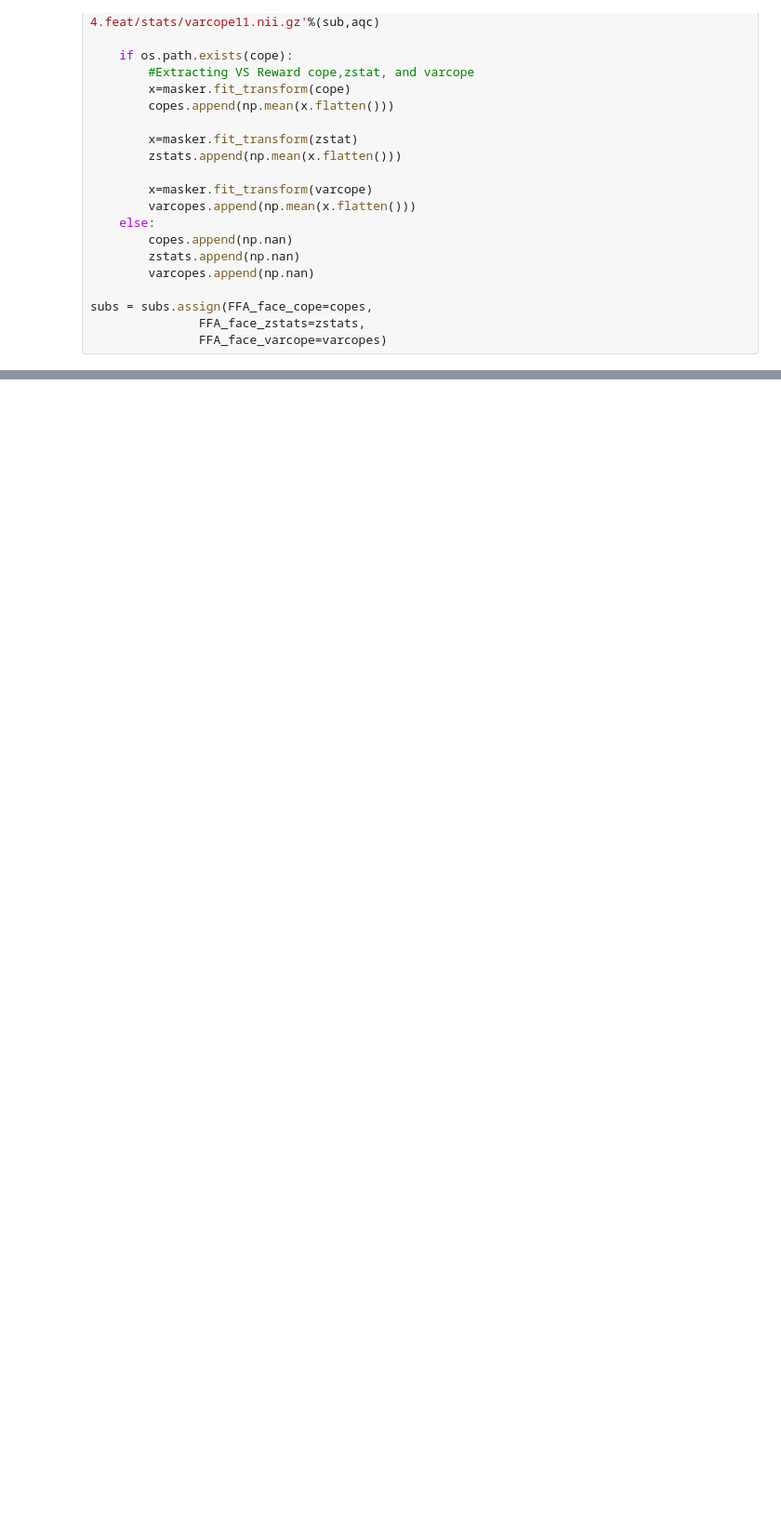
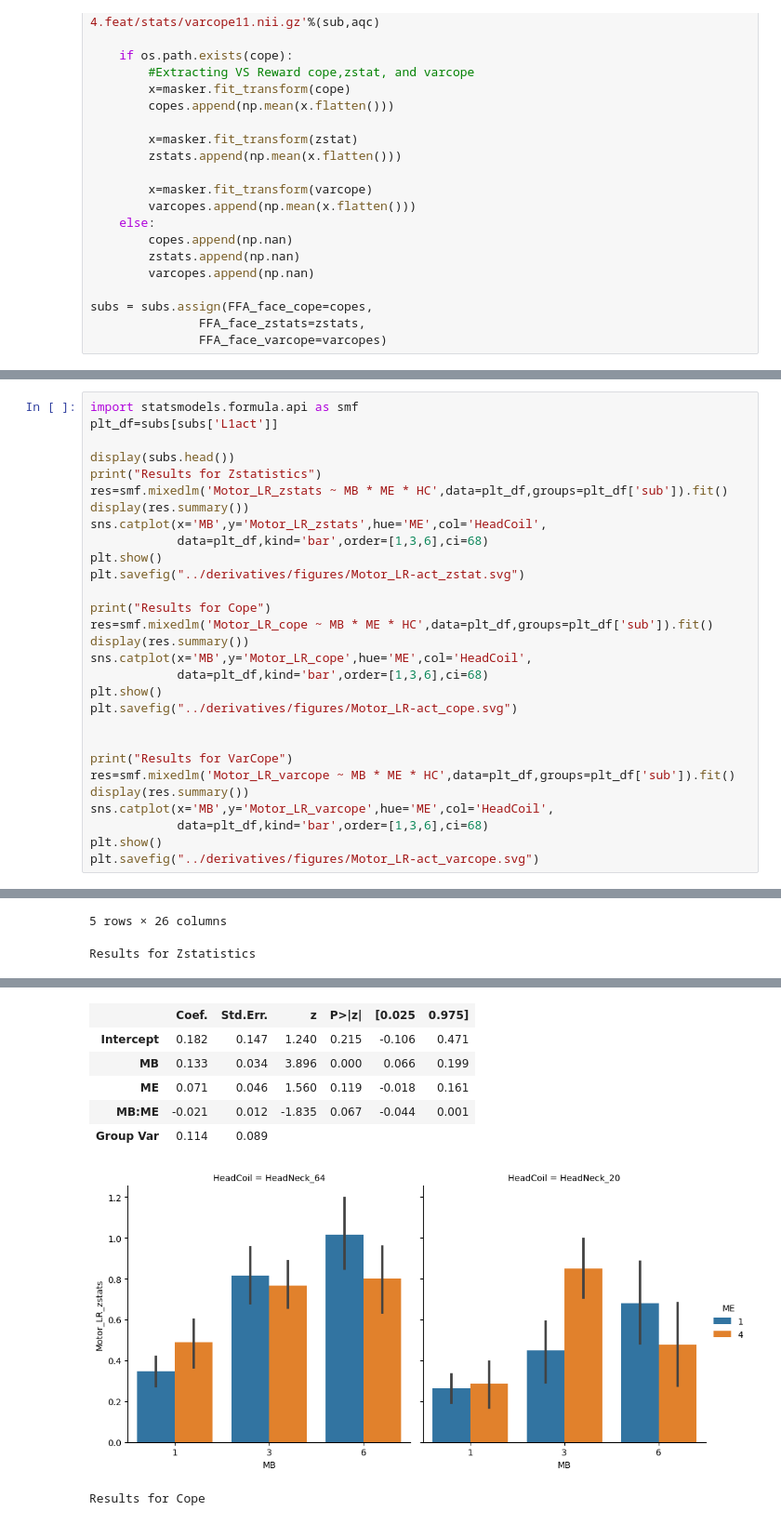
Before and after one commit to DVS-Lab/rf1-mbme-pilot, a Jupyter notebook: code/Zstat_analysis&figures.ipynb, the cells around one changed output, grey strips where cells are left out. Shown at 93% size. Cells and saved outputs as stored; diff of their text form; blank space fills up the shorter version.

```diff
--- a/code/Zstat_analysis&figures.ipynb
+++ b/code/Zstat_analysis&figures.ipynb
@@ -360,0 +571,30 @@ subs[['MB','ME']] = subs[['MB','ME']].astype(int)
+# %%
+import statsmodels.formula.api as smf
+plt_df=subs[subs['L1act']]
+
+display(subs.head())
+print("Results for Zstatistics")
+res=smf.mixedlm('Motor_LR_zstats ~ MB * ME * HC',data=plt_df,groups=plt_df['sub']).fit()
+display(res.summary())
+sns.catplot(x='MB',y='Motor_LR_zstats',hue='ME',col='HeadCoil',
+            data=plt_df,kind='bar',order=[1,3,6],ci=68)
+plt.show()
+plt.savefig("../derivatives/figures/Motor_LR-act_zstat.svg")
+
+print("Results for Cope")
+res=smf.mixedlm('Motor_LR_cope ~ MB * ME * HC',data=plt_df,groups=plt_df['sub']).fit()
+display(res.summary())
+sns.catplot(x='MB',y='Motor_LR_cope',hue='ME',col='HeadCoil',
+            data=plt_df,kind='bar',order=[1,3,6],ci=68)
+plt.show()
+plt.savefig("../derivatives/figures/Motor_LR-act_cope.svg")
+
+
+print("Results for VarCope")
+res=smf.mixedlm('Motor_LR_varcope ~ MB * ME * HC',data=plt_df,groups=plt_df['sub']).fit()
+display(res.summary())
+sns.catplot(x='MB',y='Motor_LR_varcope',hue='ME',col='HeadCoil',
+            data=plt_df,kind='bar',order=[1,3,6],ci=68)
+plt.show()
+plt.savefig("../derivatives/figures/Motor_LR-act_varcope.svg")
+# %% [output]
@@ -360,0 +607,2 @@ subs[['MB','ME']] = subs[['MB','ME']].astype(int)
+5 rows × 26 columns
+Results for Zstatistics
@@ -360,0 +615,8 @@ subs[['MB','ME']] = subs[['MB','ME']].astype(int)
+|  | Coef. | Std.Err. | z | P>|z| | [0.025 | 0.975] |
+| Intercept | 0.182 | 0.147 | 1.240 | 0.215 | -0.106 | 0.471 |
+| MB | 0.133 | 0.034 | 3.896 | 0.000 | 0.066 | 0.199 |
+| ME | 0.071 | 0.046 | 1.560 | 0.119 | -0.018 | 0.161 |
+| MB:ME | -0.021 | 0.012 | -1.835 | 0.067 | -0.044 | 0.001 |
+| Group Var | 0.114 | 0.089 |  |  |  |  |
+[figure, added]
+Results for Cope
```
Also changed, not shown: parts of 25 cells of this notebook, 26 other files.
